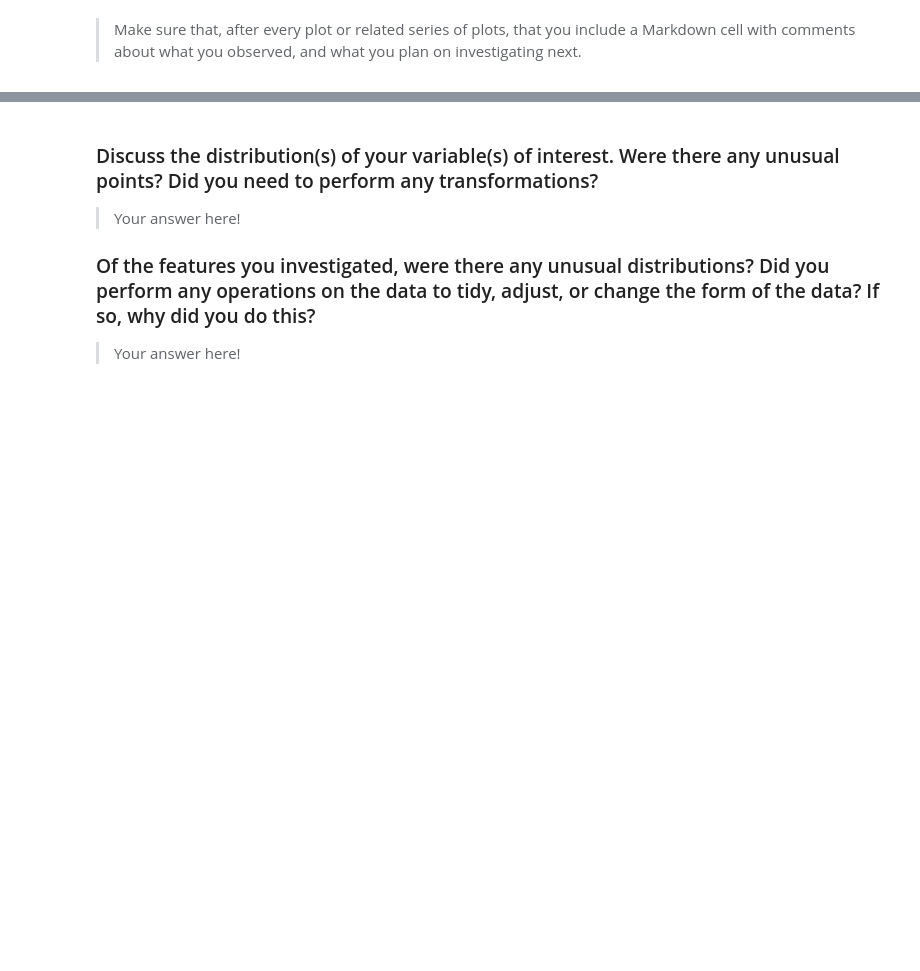
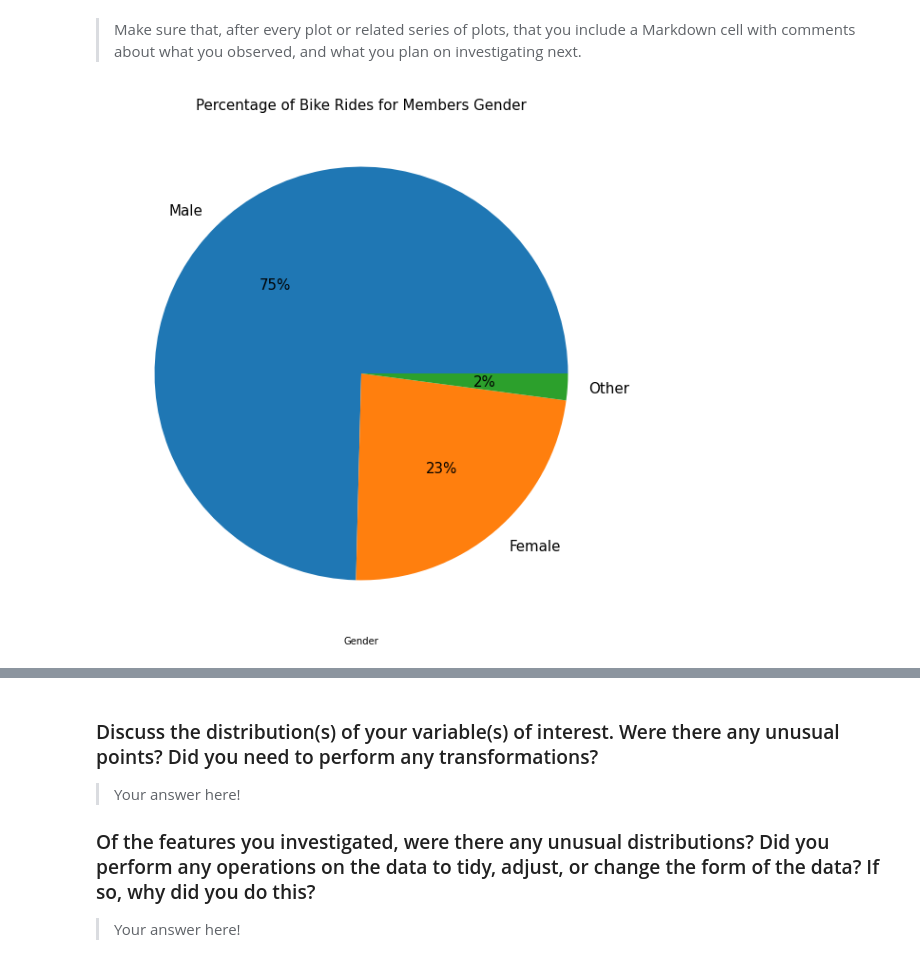
Before and after one commit to hagerElsehaimy/communicate-data-findings-FordGoBike, a Jupyter notebook: exploration_template.ipynb, the cells around one changed output, grey strips where cells are left out. Saved outputs shown, nothing was run; the diff lists cells and outputs as text; code cells hidden in the pictures; blank space fills up the shorter version.

```diff
--- a/exploration_template.ipynb
+++ b/exploration_template.ipynb
@@ -309,3 +356,12 @@ and prepare yourself to look at relationships between variables.
 > Make sure that, after every plot or related series of plots, that you
 include a Markdown cell with comments about what you observed, and what
 you plan on investigating next.
+# %%
+new_df.member_gender.value_counts().plot(kind='pie', figsize=(10,10),fontsize =15, autopct='%1.0f%%')
+
+ax = plt.gca()
+ax.set_ylabel('')
+ax.set_xlabel('Gender')
+ax.set_title("Percentage of Bike Rides for Members Gender", fontsize=15);
+# %% [output]
+[figure, added]
```
Also changed, not shown: parts of 14 cells of this notebook.
